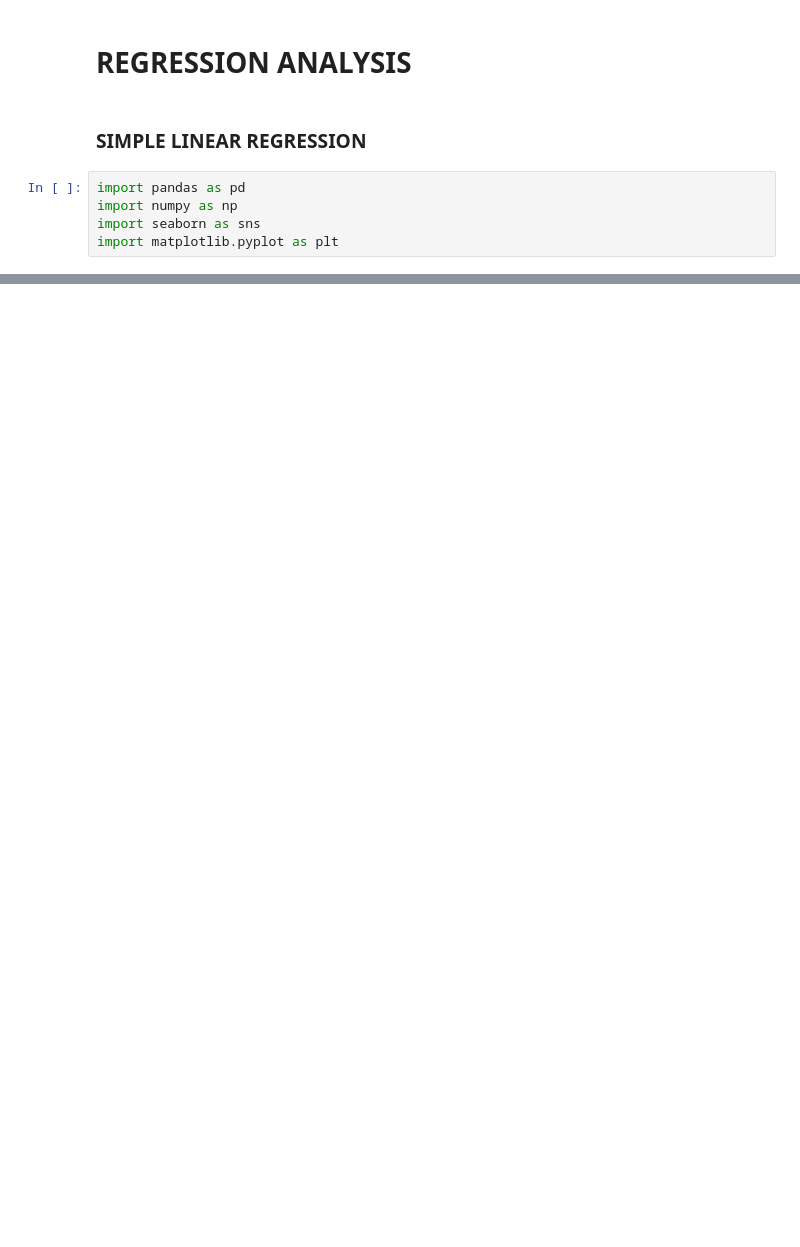
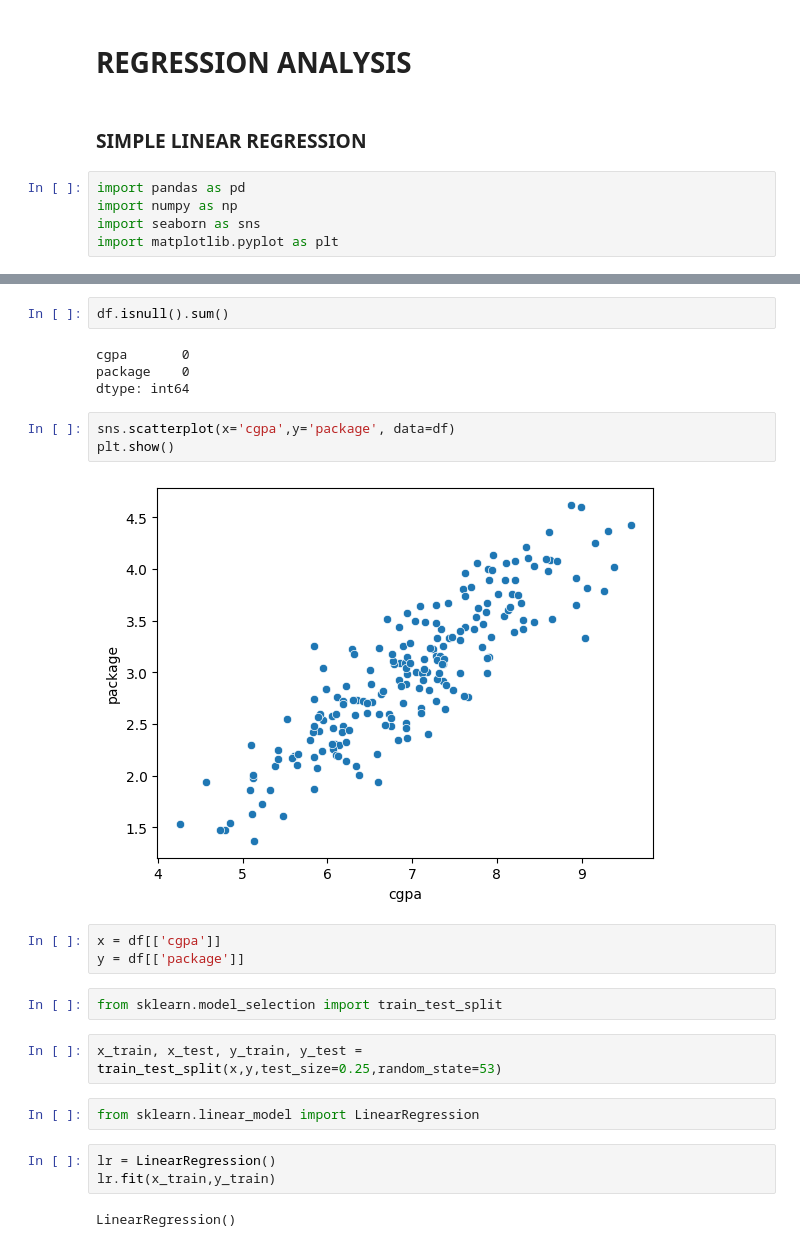
Before and after one commit to Hridayansh018/ML_Basics, a Jupyter notebook: Supervised learning/simple_linear_regression.ipynb, the cells around one changed output, grey strips where cells are left out. Cells and saved outputs as stored; diff of their text form; blank space fills up the shorter version.

Commit message:
Simple linear regression

```diff
--- a/Supervised learning/simple_linear_regression.ipynb
+++ b/Supervised learning/simple_linear_regression.ipynb
@@ -19,0 +20,25 @@ df.head()
+# %%
+df.isnull().sum()
+# %% [output]
+cgpa       0
+package    0
+dtype: int64
+# %%
+sns.scatterplot(x='cgpa',y='package', data=df)
+plt.show()
+# %% [output]
+[figure, added]
+# %%
+x = df[['cgpa']]
+y = df[['package']]
+# %%
+from sklearn.model_selection import train_test_split
+# %%
+x_train, x_test, y_train, y_test = train_test_split(x,y,test_size=0.25,random_state=53)
+# %%
+from sklearn.linear_model import LinearRegression
+# %%
+lr = LinearRegression()
+lr.fit(x_train,y_train)
+# %% [output]
+LinearRegression()
```
Also changed, not shown: parts of 2 cells of this notebook, 1 other file.
